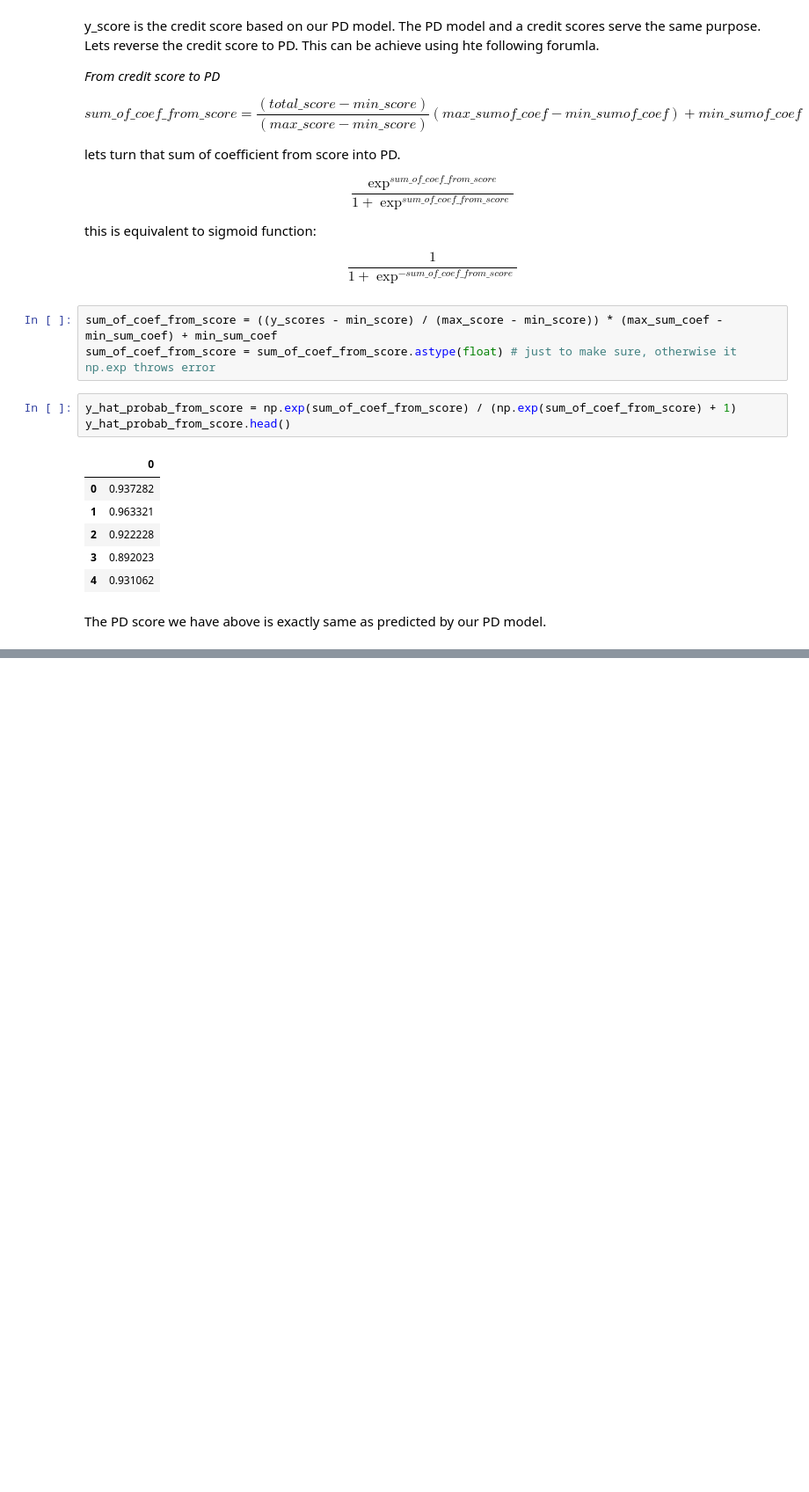
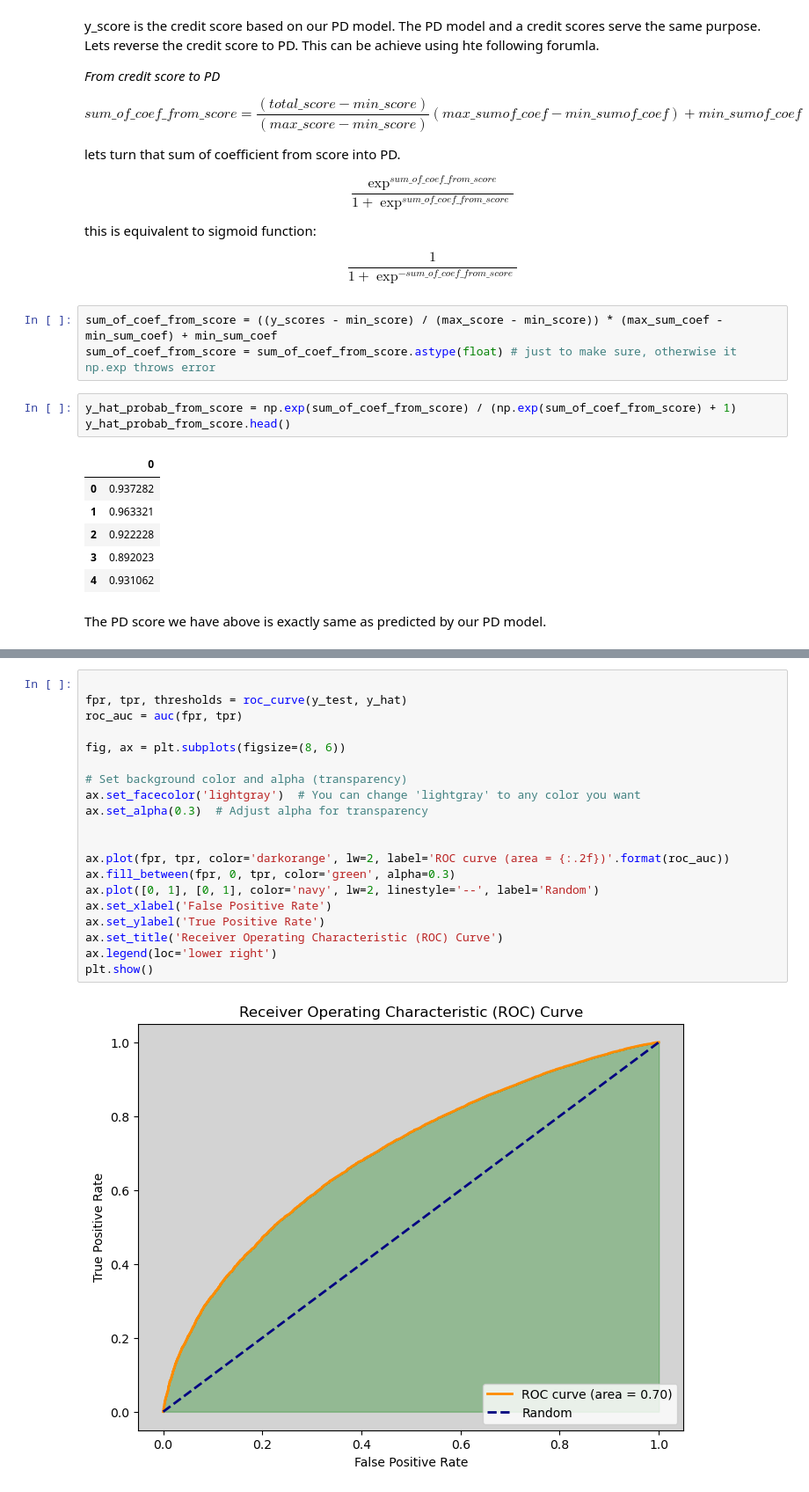
Before and after one commit to pvsnp9/credit-risk-modelling, a Jupyter notebook: decision_making.ipynb, the cells around one changed output, grey strips where cells are left out. Shown: that part at 88% size. Cells and saved outputs as stored; diff of their text form; blank space fills up the shorter version.

```diff
--- a/decision_making.ipynb
+++ b/decision_making.ipynb
@@ -347,0 +412,22 @@ The PD score we have above is exactly same as predicted by our PD model.
+# %%
+
+fpr, tpr, thresholds = roc_curve(y_test, y_hat)
+roc_auc = auc(fpr, tpr)
+
+fig, ax = plt.subplots(figsize=(8, 6))
+
+# Set background color and alpha (transparency)
+ax.set_facecolor('lightgray')  # You can change 'lightgray' to any color you want
+ax.set_alpha(0.3)  # Adjust alpha for transparency
+
+
+ax.plot(fpr, tpr, color='darkorange', lw=2, label='ROC curve (area = {:.2f})'.format(roc_auc))
+ax.fill_between(fpr, 0, tpr, color='green', alpha=0.3)
+ax.plot([0, 1], [0, 1], color='navy', lw=2, linestyle='--', label='Random')
+ax.set_xlabel('False Positive Rate')
+ax.set_ylabel('True Positive Rate')
+ax.set_title('Receiver Operating Characteristic (ROC) Curve')
+ax.legend(loc='lower right')
+plt.show()
+# %% [output]
+[figure, added]
```
Also changed, not shown: parts of 16 cells of this notebook.
